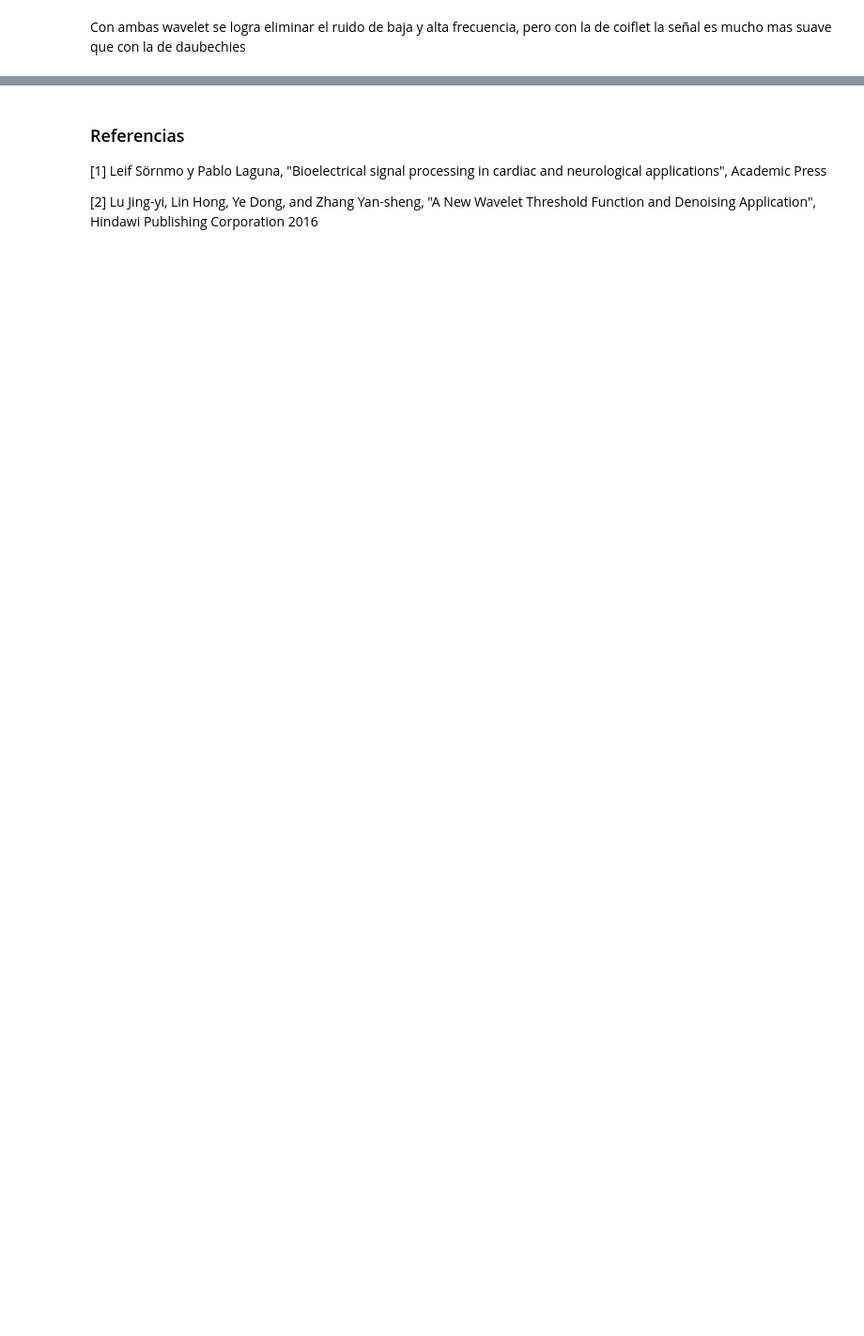
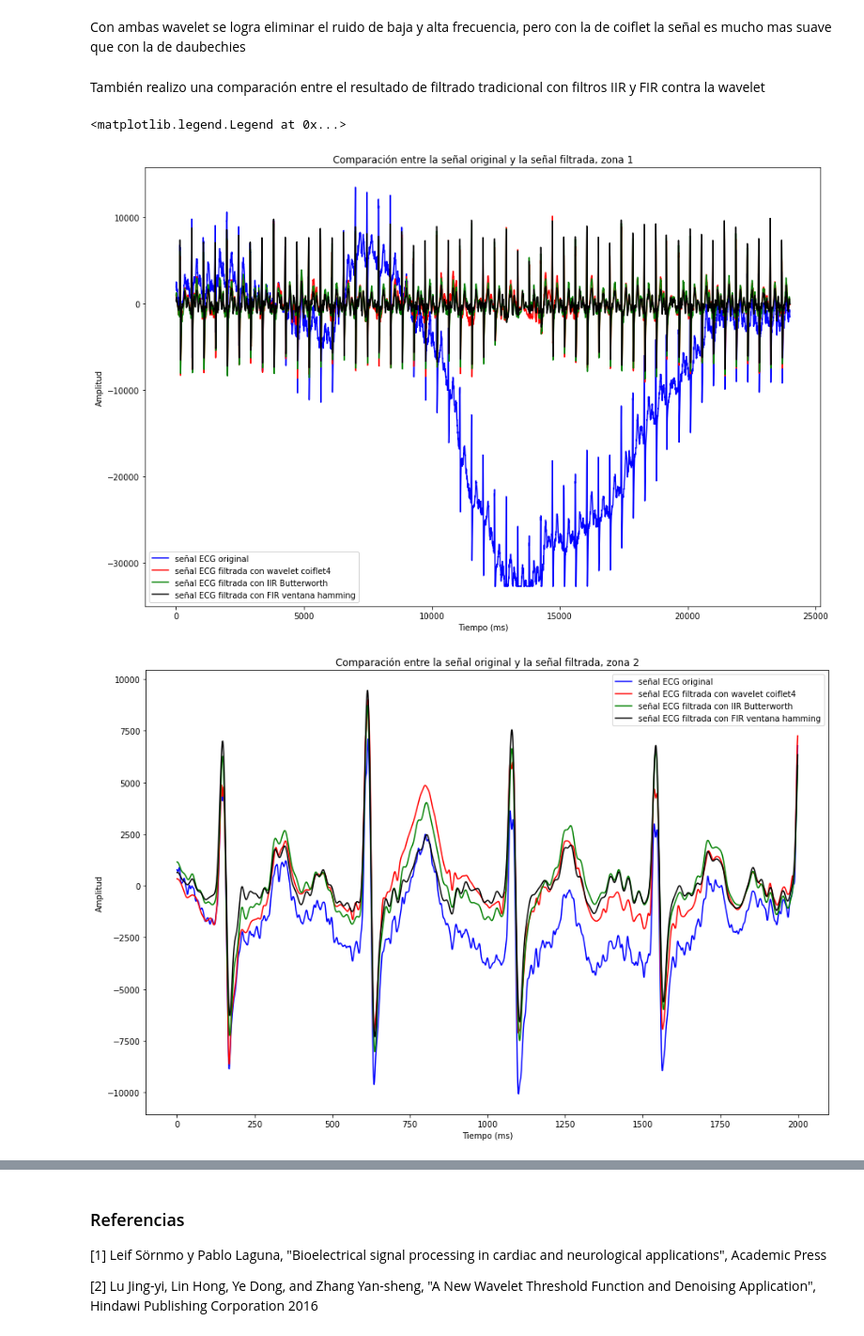
Before and after one commit to Sidorczuk/DSP, a Jupyter notebook: TP-Final.ipynb, the cells around one changed output, grey strips where cells are left out. Shown at 94% size. Drawn from its saved outputs; the diff is of its cells as text; code cells hidden in the pictures; blank space fills up the shorter version.

```diff
--- a/TP-Final.ipynb
+++ b/TP-Final.ipynb
@@ -279,3 +282,61 @@ plt.legend(loc="best")
 [figure]
 # %% [markdown]
 Con ambas wavelet se logra eliminar el ruido de baja y alta frecuencia, pero con la de coiflet la señal es mucho mas suave que con la de daubechies
+# %% [markdown]
+También realizo una comparación entre el resultado de filtrado tradicional con filtros IIR y FIR contra la wavelet
+# %%
+fny = fs/2
+rad2f = fny/np.pi
+
+fs0 = 0.1 # fin de la banda de detenida 0
+fc0 = 1 # comienzo de la banda de paso
+fc1 = 40 # fin de la banda de paso
+fs1 = 45# comienzo de la banda de detenida 1
+paso = np.array([fc0,fc1]) / fny
+stop = np.array([fs0,fs1]) / fny
+
+############  Filtro IIR  Butterworth ####################
+sosB = sig.iirdesign(paso,stop,1,30,ftype='butter',output='sos')
+outB = sig.sosfiltfilt(sosB, ecg_one_lead, axis=0)
+############## FIR ventana hamming ######################
+freq = np.array([0,fs0,fc0,fc1,fs1,fny])/fny
+gain = np.array([0,0.031,1,1,0.031,0])
+numtaps = 256
+FIRcoefHam = sig.firwin2(numtaps+1, freq, gain, window='hamming', antisymmetric=True)
+den = np.zeros(len(FIRcoefHam))
+den[0] = 1
+outHam = sig.filtfilt(FIRcoefHam, den, ecg_one_lead, axis=0)
+
+plt.figure(figsize=(15, 10))
+plt.plot(ecg_one_lead[720000:744000],color='blue',label='señal ECG original')
+plt.plot(signal_coif4[720000:744000],color='red',label='señal ECG filtrada con wavelet coiflet4')
+plt.plot(outB[720000:744000],color='green',label='señal ECG filtrada con IIR Butterworth')
+plt.plot(outHam[720000:744000],color='black',label='señal ECG filtrada con FIR ventana hamming')
+plt.title('Comparación entre la señal original y la señal filtrada, zona 1')
+plt.ylabel('Amplitud')
+plt.xlabel('Tiempo (ms)')
+plt.legend(loc="best")
+
+plt.figure(figsize=(15, 10))
+plt.plot(ecg_one_lead[710800:712800],color='blue',label='señal ECG original')
+plt.plot(signal_coif4[710800:712800],color='red',label='señal ECG filtrada con wavelet coiflet4')
+plt.plot(outB[710800:712800],color='green',label='señal ECG filtrada con IIR Butterworth')
+plt.plot(outHam[710800:712800],color='black',label='señal ECG filtrada con FIR ventana hamming')
+plt.title('Comparación entre la señal original y la señal filtrada, zona 2')
+plt.ylabel('Amplitud')
+plt.xlabel('Tiempo (ms)')
+plt.legend(loc="best")
+
+plt.figure(figsize=(15, 10))
+plt.plot(ecg_one_lead[108000:110000],color='blue',label='señal ECG original')
+plt.plot(signal_coif4[108000:110000],color='red',label='señal ECG filtrada con wavelet coiflet4')
+plt.plot(outB[108000:110000],color='green',label='señal ECG filtrada con IIR Butterworth')
+plt.plot(outHam[108000:110000],color='black',label='señal ECG filtrada con FIR ventana hamming')
+plt.title('Comparación entre la señal original y la señal filtrada, zona 3')
+plt.ylabel('Amplitud')
+plt.xlabel('Tiempo (ms)')
+plt.legend(loc="best")
+# %% [output]
+<matplotlib.legend.Legend at 0x...>
+[figure, added]
+[figure, added]
```
Also changed, not shown: parts of 5 cells of this notebook.
